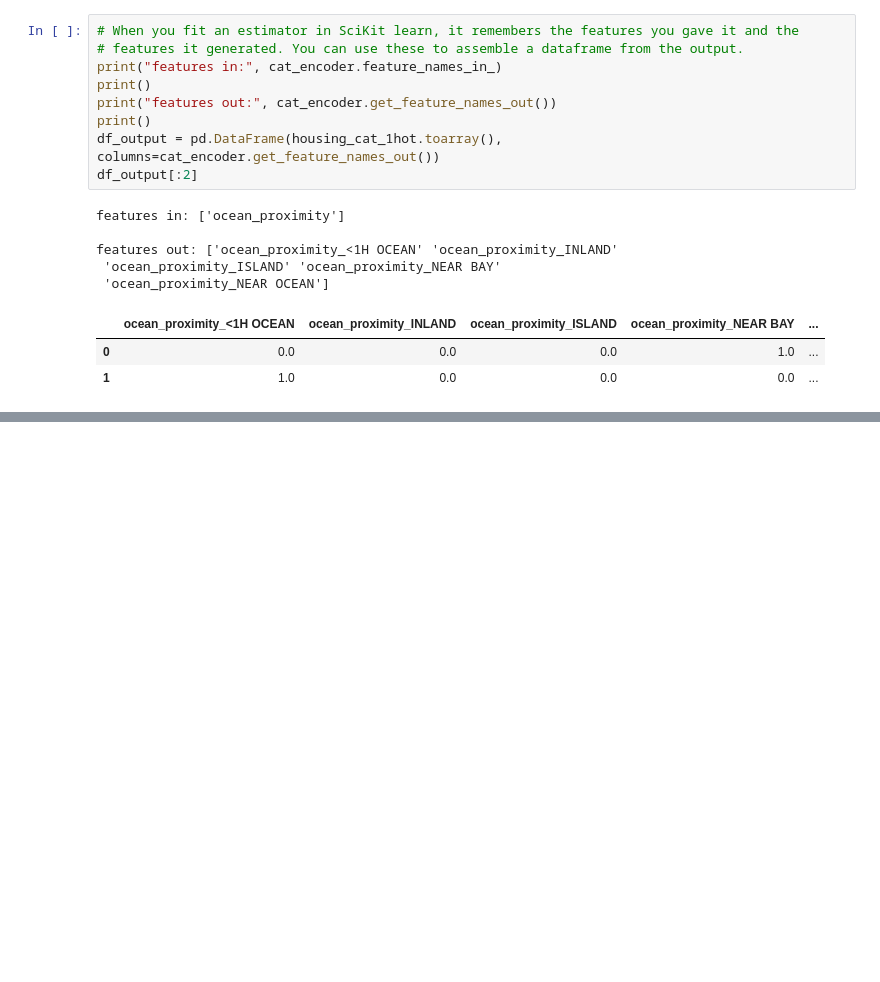
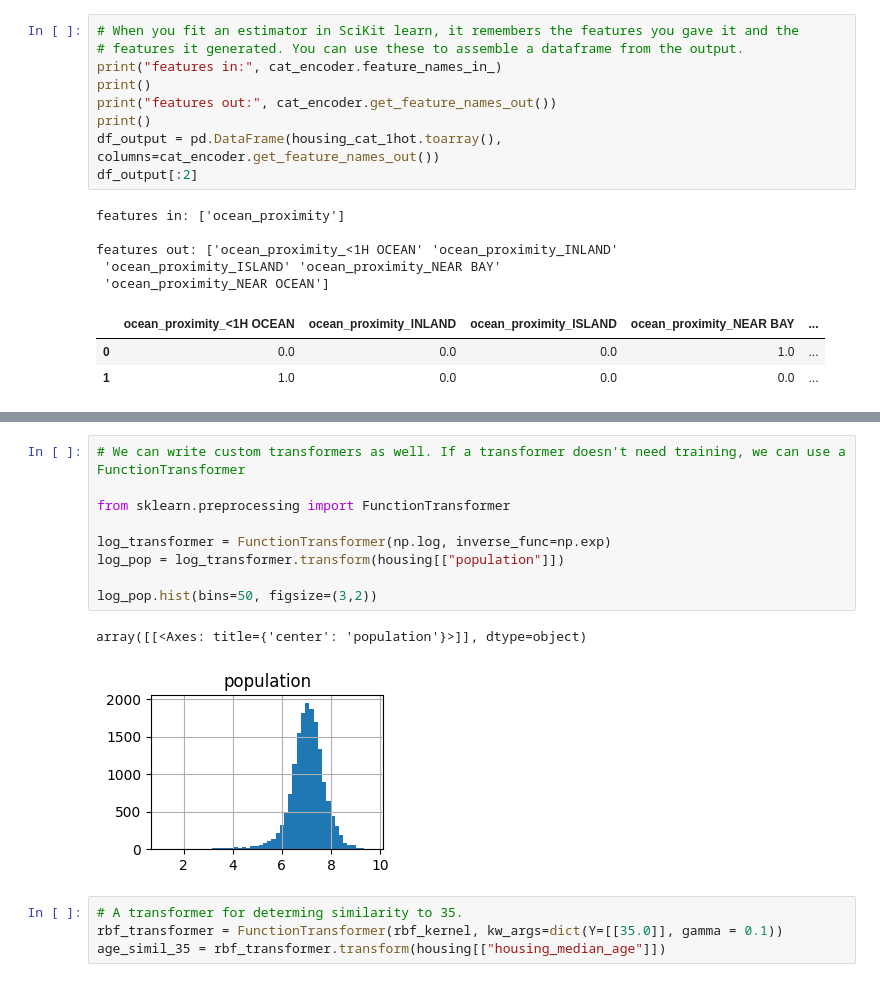
Before and after one commit to fractalate/study-geron-hands-on-machine-learning-with-scikit-learn-keras-and-tensorflow, a Jupyter notebook: Chapter 02/Notebook.ipynb, the cells around one changed output, grey strips where cells are left out. Saved outputs shown, nothing was run; the diff lists cells and outputs as text; blank space fills up the shorter version.

```diff
--- a/Chapter 02/Notebook.ipynb
+++ b/Chapter 02/Notebook.ipynb
@@ -344,0 +445,16 @@ features out: ['ocean_proximity_<1H OCEAN' 'ocean_proximity_INLAND'
+# %%
+# We can write custom transformers as well. If a transformer doesn't need training, we can use a FunctionTransformer
+
+from sklearn.preprocessing import FunctionTransformer
+
+log_transformer = FunctionTransformer(np.log, inverse_func=np.exp)
+log_pop = log_transformer.transform(housing[["population"]])
+
+log_pop.hist(bins=50, figsize=(3,2))
+# %% [output]
+array([[<Axes: title={'center': 'population'}>]], dtype=object)
+[figure, added]
+# %%
+# A transformer for determing similarity to 35.
+rbf_transformer = FunctionTransformer(rbf_kernel, kw_args=dict(Y=[[35.0]], gamma = 0.1))
+age_simil_35 = rbf_transformer.transform(housing[["housing_median_age"]])
```
Also changed, not shown: parts of 15 cells of this notebook.
